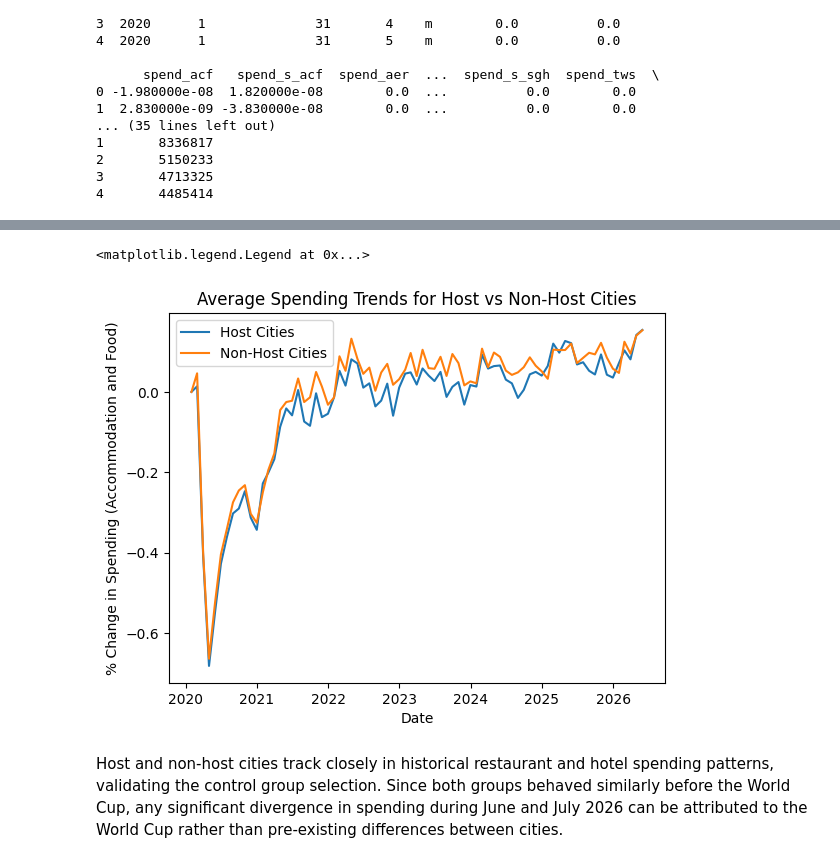
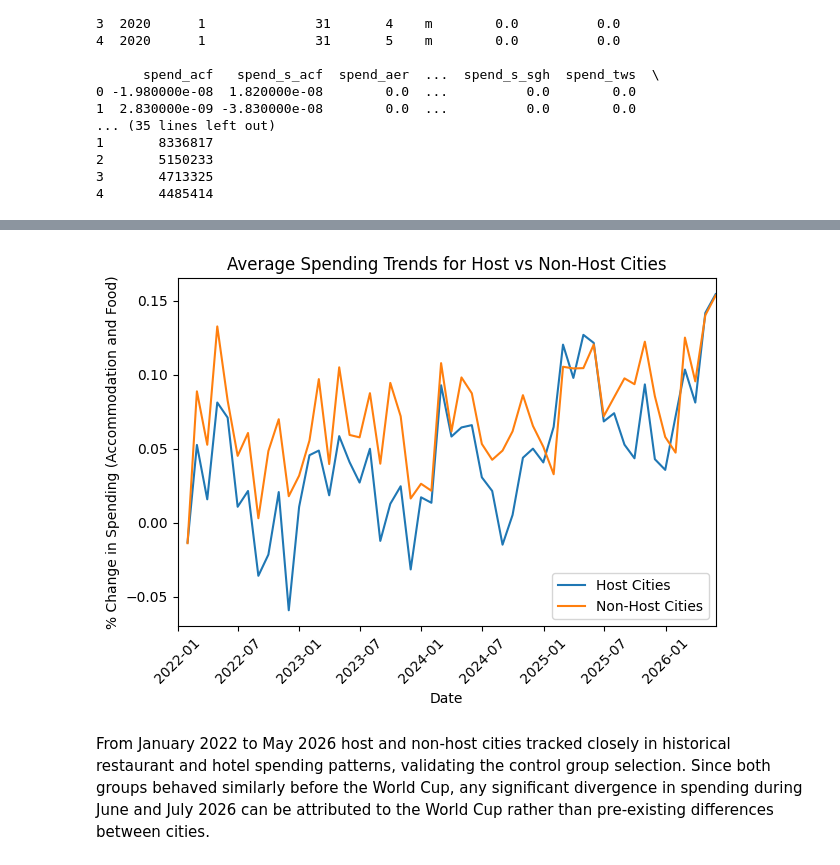
Before and after one commit to roshanshah570/worldcup-spending-forecast, a Jupyter notebook: notebooks/01_eda.ipynb, the cells around one changed output, grey strips where cells are left out. Drawn from its saved outputs; the diff is of its cells as text; code cells hidden in the pictures.

```diff
--- a/notebooks/01_eda.ipynb
+++ b/notebooks/01_eda.ipynb
@@ -66,6 +66,9 @@ worldcup_city_spending['Date'] = pd.to_datetime(worldcup_city_spending[['year',
 # Removing unnecessary columns and setting date as index
 worldcup_city_spending = worldcup_city_spending.drop(columns=['year', 'month', 'day', 'cityid'])
 worldcup_city_spending = worldcup_city_spending.set_index('Date')
+
+# Filtering so date starts from January 2022 so COVID spending does not affect data
+worldcup_city_spending = worldcup_city_spending[worldcup_city_spending.index >= '2022-01-01']
 print(worldcup_city_spending)
 
 worldcup_city_spending.groupby('cityname').size()
@@ -128,26 +134,33 @@ This line plot shows consumer spending on accommodations and food from January 2
 # %%
 # Comparing host and non-host cities to see if there is a significant difference in spending trends
 
 # Df of host cities
 host_cities = ['Los Angeles', 'Atlanta', 'Dallas', 'Boston', 'Kansas City']
 df_host = worldcup_city_spending[worldcup_city_spending['cityname'].isin(host_cities)]
 # Df of non-host cities
 nonhost_cities = ['Denver', 'Chicago', 'Austin', 'Charlotte']
 df_nonhost = worldcup_city_spending[worldcup_city_spending['cityname'].isin(nonhost_cities)]
 
 # Finding average spending for host and non-host cities by date
 host_avg = df_host.groupby("Date")['spend_acf'].mean()
 nonhost_avg = df_nonhost.groupby("Date")['spend_acf'].mean()
 
 # Line graph to show average spending trends for host and control (non-host) cities
 plt.plot(host_avg.index, host_avg, label = "Host Cities")
 plt.plot(nonhost_avg.index, nonhost_avg, label = "Non-Host Cities")
 plt.title("Average Spending Trends for Host vs Non-Host Cities")
 plt.xlabel("Date")
 plt.ylabel("% Change in Spending (Accommodation and Food)")
 plt.legend()
+plt.xlim([pd.Timestamp('2022-01-01'), pd.Timestamp('2026-06-01')])
+plt.xticks(rotation=45)
+plt.tight_layout()
+
+# Adding figure to outputs folder
+plt.savefig('../outputs/figures/host_vs_nonhost.png', bbox_inches='tight', dpi=150)
+
+plt.close()
 # %% [output]
-<matplotlib.legend.Legend at 0x...>
-[figure, old version]
+[figure, new version]
 # %% [markdown]
-Host and non-host cities track closely in historical restaurant and hotel spending patterns, validating the control group selection. Since both groups behaved similarly before the World Cup, any significant divergence in spending during June and July 2026 can be attributed to the World Cup rather than pre-existing differences between cities.
+From January 2022 to May 2026 host and non-host cities tracked closely in historical restaurant and hotel spending patterns, validating the control group selection. Since both groups behaved similarly before the World Cup, any significant divergence in spending during June and July 2026 can be attributed to the World Cup rather than pre-existing differences between cities.
```
Also changed, not shown: parts of 5 cells of this notebook, 4 other files.
